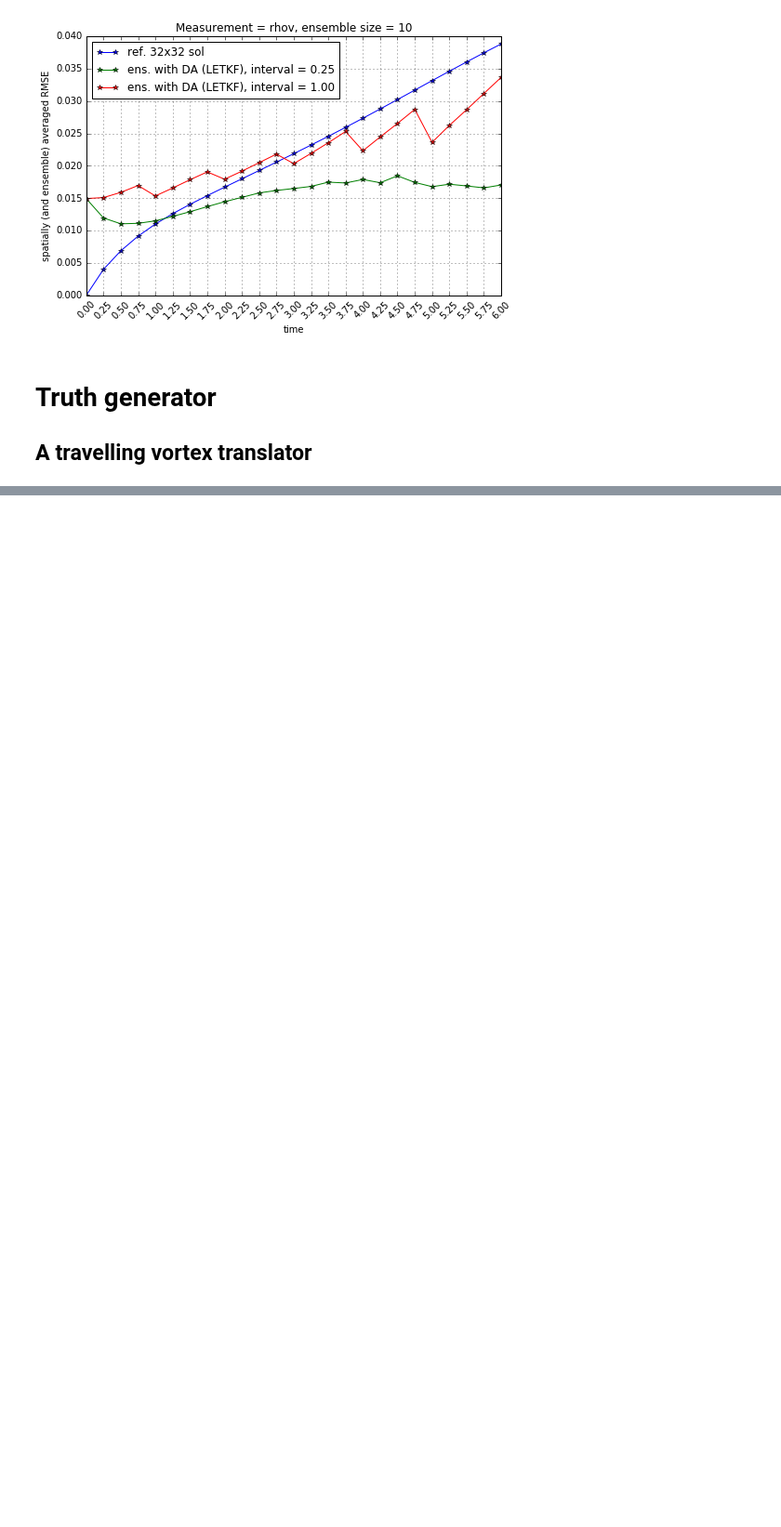
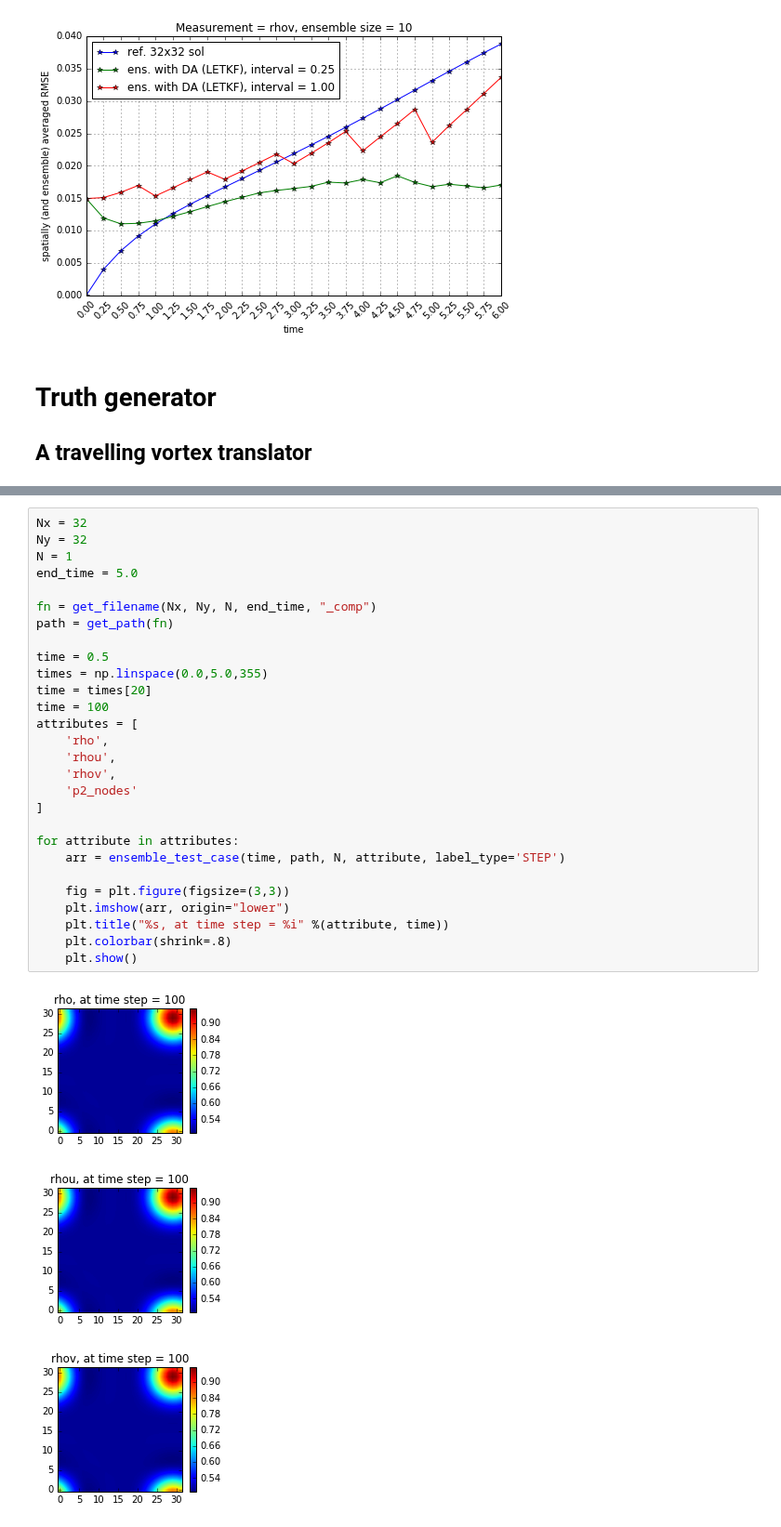
Before and after one commit to ray-chew/pyBELLA, a Jupyter notebook: visualiser_debugger/travelling_vortex.ipynb, the cells around one changed output, grey strips where cells are left out. Shown at 93% size. Drawn from its saved outputs; the diff is of its cells as text; blank space fills up the shorter version.

```diff
--- a/visualiser_debugger/travelling_vortex.ipynb
+++ b/visualiser_debugger/travelling_vortex.ipynb
@@ -499,3 +484,35 @@ for i in range(len(times)):
     plt.close()
     cnt += 1
 #     plt.gca.clear()
+# %%
+Nx = 32
+Ny = 32
+N = 1
+end_time = 5.0
+
+fn = get_filename(Nx, Ny, N, end_time, "_comp")
+path = get_path(fn)
+
+time = 0.5
+times = np.linspace(0.0,5.0,355)
+time = times[20]
+time = 100
+attributes = [
+    'rho',
+    'rhou',
+    'rhov',
+    'p2_nodes'
+]
+
+for attribute in attributes:
+    arr = ensemble_test_case(time, path, N, attribute, label_type='STEP')
+
+    fig = plt.figure(figsize=(3,3))
+    plt.imshow(arr, origin="lower")
+    plt.title("%s, at time step = %i" %(attribute, time))
+    plt.colorbar(shrink=.8)
+    plt.show()
+# %% [output]
+[figure, added]
+[figure, added]
+[figure, added]
```
Also changed, not shown: parts of 6 cells of this notebook, 2 other files.
